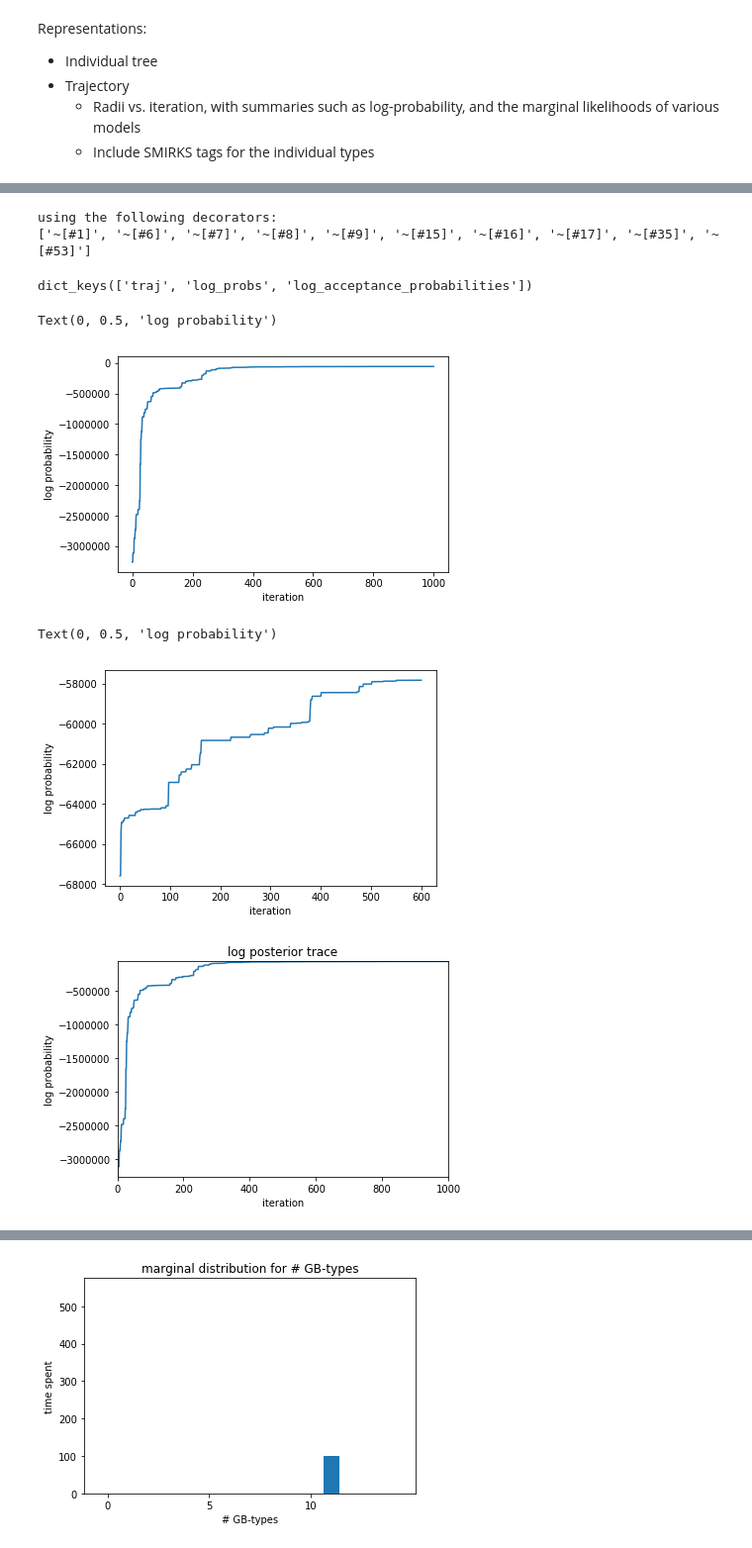
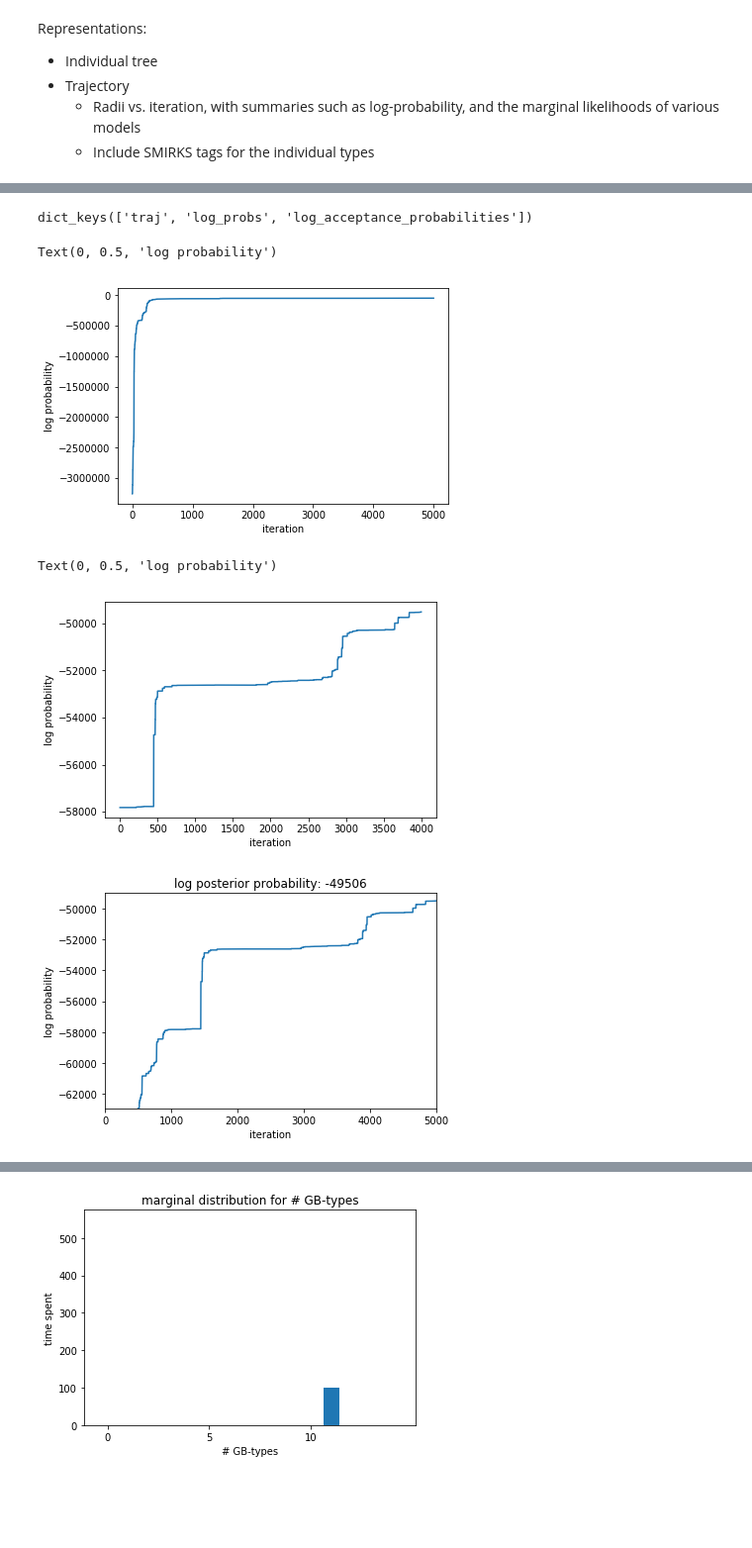
Before and after one commit to openforcefield/bayes-implicit-solvent, a Jupyter notebook: notebooks/plot rjmc typing trees.ipynb, the cells around one changed output, grey strips where cells are left out. Shown at 99% size. Drawn from its saved outputs; the diff is of its cells as text; code cells hidden in the pictures; blank space fills up the shorter version.

```diff
--- a/notebooks/plot rjmc typing trees.ipynb
+++ b/notebooks/plot rjmc typing trees.ipynb
@@ -13,10 +14,7 @@ glob('../bayes_implicit_solvent/rjmc_experiments/bugfixed_*gaussian_ll.pkl')
  '../bayes_implicit_solvent/rjmc_experiments/bugfixed_tree_rjmc_run_n_compounds=321_n_iter=1000_gaussian_ll.pkl']
 # %%
-with open('../bayes_implicit_solvent/rjmc_experiments/bugfixed_tree_rjmc_run_n_compounds=321_n_iter=1000_gaussian_ll.pkl', 'rb') as f:
+with open('../bayes_implicit_solvent/rjmc_experiments/bugfixed_tree_rjmc_run_n_compounds=321_n_iter=5000_gaussian_ll.pkl', 'rb') as f:
     result = load(f)
-# %% [output]
-using the following decorators:
-['~[#1]', '~[#6]', '~[#7]', '~[#8]', '~[#9]', '~[#15]', '~[#16]', '~[#17]', '~[#35]', '~[#53]']
 # %%
 result.keys()
 # %% [output]
@@ -34,24 +32,26 @@ plt.xlabel('iteration')
 plt.ylabel('log probability')
 # %% [output]
 Text(0, 0.5, 'log probability')
-[figure, old version]
+[figure, new version]
 # %%
-plt.plot(log_probs[400:])
+plt.plot(log_probs[1000:])
 plt.xlabel('iteration')
 plt.ylabel('log probability')
 # %% [output]
 Text(0, 0.5, 'log probability')
-[figure, old version]
+[figure, new version]
 # %%
 def plot_log_prob(t=1000):
 
     plt.xlim(0, len(log_probs))
-    plt.ylim(min(log_probs), max(log_probs))
+
+    #min_t = max(0,t - 500)
+    plt.ylim(log_probs[500], max(log_probs) + np.abs(max(log_probs) * 0.01))
     plt.plot(log_probs[:t])
     plt.xlabel('iteration')
     plt.ylabel('log probability')
 
-    plt.title('log posterior trace')
-plot_log_prob()
+    plt.title('log posterior probability: {}'.format(int(log_probs[t])))
+plot_log_prob(t=5000)
 # %% [output]
-[figure, old version]
+[figure, new version]
```
Also changed, not shown: parts of 28 cells of this notebook, 4 other files.
